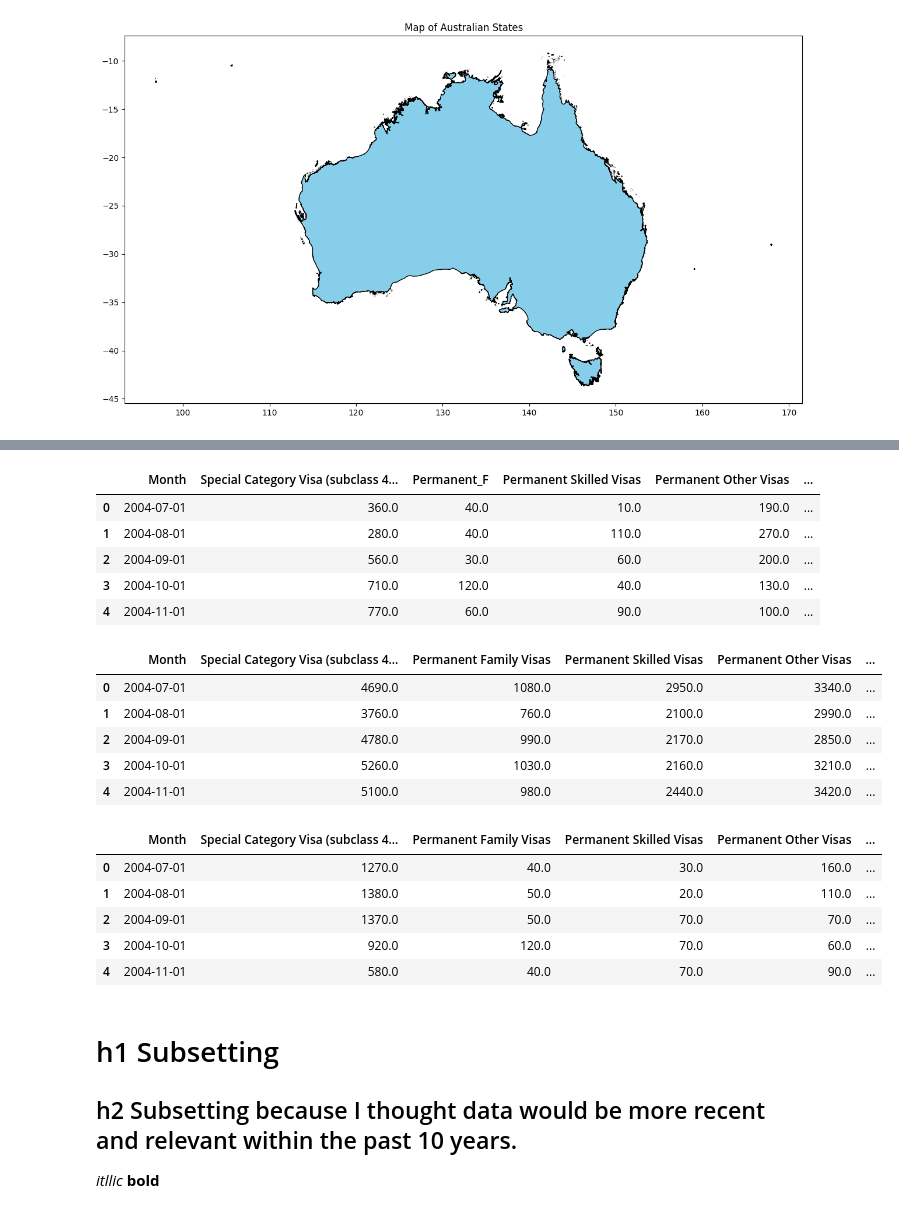
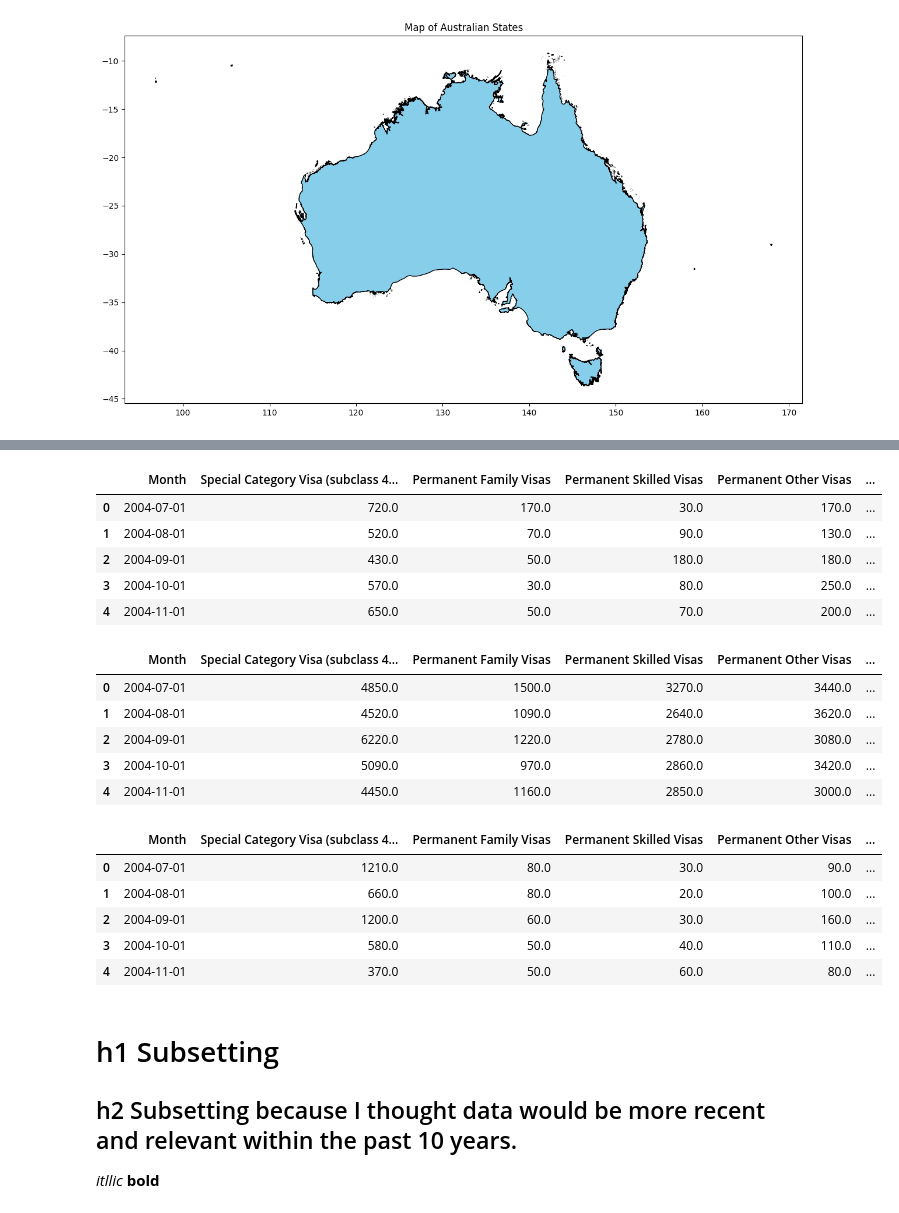
Before and after one commit to amelia-hov/travel_dataproject, a Jupyter notebook: data_introduction/basic_pandas.ipynb, the cells around one changed output, grey strips where cells are left out. Cells and saved outputs as stored; diff of their text form; code cells hidden in the pictures.

```diff
--- a/data_introduction/basic_pandas.ipynb
+++ b/data_introduction/basic_pandas.ipynb
@@ -107,38 +107,38 @@ travel_data_ARR.iloc[60:100]
 | 98 | 2012-09-01 | 3260.0 | 820.0 | 2180.0 | 1380.0 | ... |
 | 99 | 2012-10-01 | 3150.0 | 600.0 | 2240.0 | 1380.0 | ... |
 # %%
-travel_data = pd.read_excel(excel_file_path, sheet_name="Tasmania", skiprows=15, parse_dates=["Month"], skipfooter=1)
+travel_data_ARR = pd.read_excel(excel_file_path_ARR, sheet_name="TAS", skiprows=15, parse_dates=["Month"], skipfooter=1)
 
-travel_data.head()
+travel_data_ARR.head()
 # %% [output]
-|  | Month | Special Category Visa (subclass 4... | Permanent_F | Permanent Skilled Visas | Permanent Other Visas | ... |
-| 0 | 2004-07-01 | 360.0 | 40.0 | 10.0 | 190.0 | ... |
-| 1 | 2004-08-01 | 280.0 | 40.0 | 110.0 | 270.0 | ... |
-| 2 | 2004-09-01 | 560.0 | 30.0 | 60.0 | 200.0 | ... |
-| 3 | 2004-10-01 | 710.0 | 120.0 | 40.0 | 130.0 | ... |
-| 4 | 2004-11-01 | 770.0 | 60.0 | 90.0 | 100.0 | ... |
+|  | Month | Special Category Visa (subclass 4... | Permanent Family Visas | Permanent Skilled Visas | Permanent Other Visas | ... |
+| 0 | 2004-07-01 | 720.0 | 170.0 | 30.0 | 170.0 | ... |
+| 1 | 2004-08-01 | 520.0 | 70.0 | 90.0 | 130.0 | ... |
+| 2 | 2004-09-01 | 430.0 | 50.0 | 180.0 | 180.0 | ... |
+| 3 | 2004-10-01 | 570.0 | 30.0 | 80.0 | 250.0 | ... |
+| 4 | 2004-11-01 | 650.0 | 50.0 | 70.0 | 200.0 | ... |
 # %%
-travel_data = pd.read_excel(excel_file_path, sheet_name="Western Australia", skiprows=15, parse_dates=["Month"], skipfooter=1)
+travel_data_ARR = pd.read_excel(excel_file_path_ARR, sheet_name="WA", skiprows=15, parse_dates=["Month"], skipfooter=1)
 
-travel_data.head()
+travel_data_ARR.head()
 # %% [output]
 |  | Month | Special Category Visa (subclass 4... | Permanent Family Visas | Permanent Skilled Visas | Permanent Other Visas | ... |
-| 0 | 2004-07-01 | 4690.0 | 1080.0 | 2950.0 | 3340.0 | ... |
-| 1 | 2004-08-01 | 3760.0 | 760.0 | 2100.0 | 2990.0 | ... |
-| 2 | 2004-09-01 | 4780.0 | 990.0 | 2170.0 | 2850.0 | ... |
-| 3 | 2004-10-01 | 5260.0 | 1030.0 | 2160.0 | 3210.0 | ... |
-| 4 | 2004-11-01 | 5100.0 | 980.0 | 2440.0 | 3420.0 | ... |
+| 0 | 2004-07-01 | 4850.0 | 1500.0 | 3270.0 | 3440.0 | ... |
+| 1 | 2004-08-01 | 4520.0 | 1090.0 | 2640.0 | 3620.0 | ... |
+| 2 | 2004-09-01 | 6220.0 | 1220.0 | 2780.0 | 3080.0 | ... |
+| 3 | 2004-10-01 | 5090.0 | 970.0 | 2860.0 | 3420.0 | ... |
+| 4 | 2004-11-01 | 4450.0 | 1160.0 | 2850.0 | 3000.0 | ... |
 # %%
-travel_data = pd.read_excel(excel_file_path, sheet_name="Northern Territory", skiprows=15, parse_dates=["Month"], skipfooter=1)
+travel_data_ARR = pd.read_excel(excel_file_path_ARR, sheet_name="NT", skiprows=15, parse_dates=["Month"], skipfooter=1)
 
-travel_data.head()
+travel_data_ARR.head()
 # %% [output]
 |  | Month | Special Category Visa (subclass 4... | Permanent Family Visas | Permanent Skilled Visas | Permanent Other Visas | ... |
-| 0 | 2004-07-01 | 1270.0 | 40.0 | 30.0 | 160.0 | ... |
-| 1 | 2004-08-01 | 1380.0 | 50.0 | 20.0 | 110.0 | ... |
-| 2 | 2004-09-01 | 1370.0 | 50.0 | 70.0 | 70.0 | ... |
-| 3 | 2004-10-01 | 920.0 | 120.0 | 70.0 | 60.0 | ... |
-| 4 | 2004-11-01 | 580.0 | 40.0 | 70.0 | 90.0 | ... |
+| 0 | 2004-07-01 | 1210.0 | 80.0 | 30.0 | 90.0 | ... |
+| 1 | 2004-08-01 | 660.0 | 80.0 | 20.0 | 100.0 | ... |
+| 2 | 2004-09-01 | 1200.0 | 60.0 | 30.0 | 160.0 | ... |
+| 3 | 2004-10-01 | 580.0 | 50.0 | 40.0 | 110.0 | ... |
+| 4 | 2004-11-01 | 370.0 | 50.0 | 60.0 | 80.0 | ... |
 # %% [markdown]
 # h1 Subsetting
 ## h2 Subsetting because I thought data would be more recent and relevant within the past 10 years.
```
Also changed, not shown: parts of 8 cells of this notebook, 3 other files.
